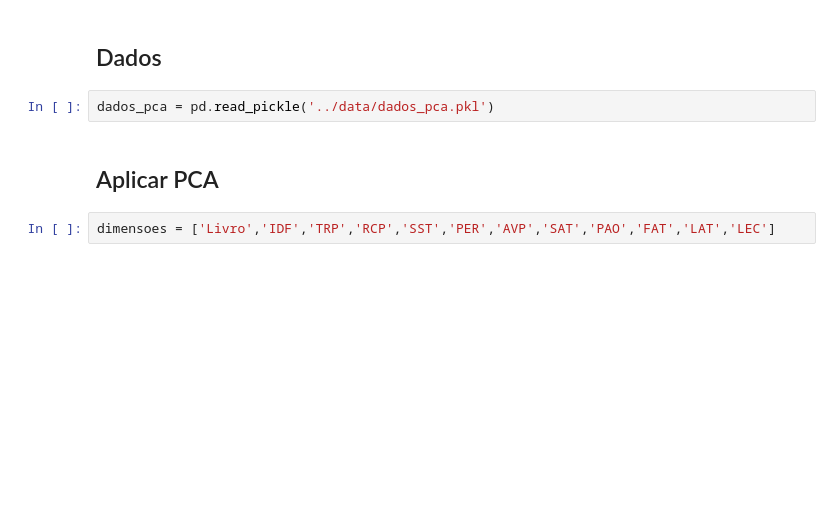
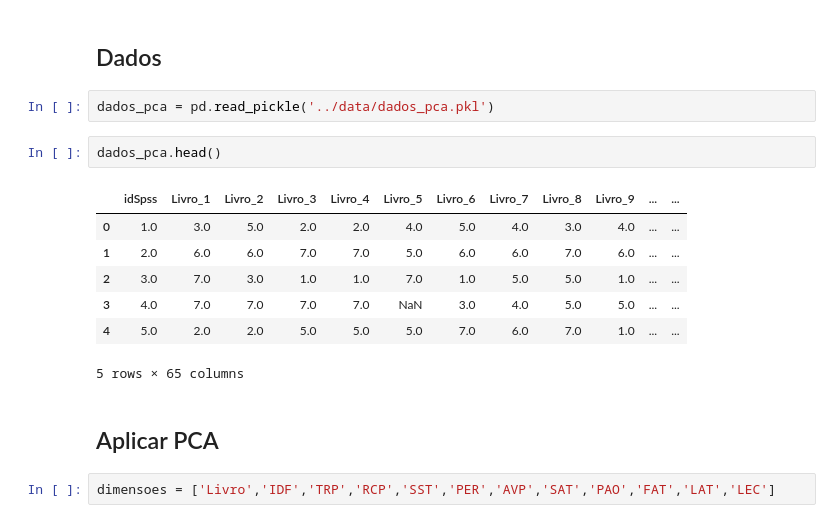
Before and after one commit to netoalcides/armatore-escalas, a Jupyter notebook: notebooks_dev/02-EscalasPCA.ipynb, the cells around one changed output. Drawn from its saved outputs; the diff is of its cells as text; blank space fills up the shorter version.

```diff
--- a/notebooks_dev/02-EscalasPCA.ipynb
+++ b/notebooks_dev/02-EscalasPCA.ipynb
@@ -22,6 +22,16 @@ from sklearn.decomposition import FactorAnalysis
 ## Dados
 # %%
 dados_pca = pd.read_pickle('../data/dados_pca.pkl')
+# %%
+dados_pca.head()
+# %% [output]
+|  | idSpss | Livro_1 | Livro_2 | Livro_3 | Livro_4 | Livro_5 | Livro_6 | Livro_7 | Livro_8 | Livro_9 | ... | ... |
+| 0 | 1.0 | 3.0 | 5.0 | 2.0 | 2.0 | 4.0 | 5.0 | 4.0 | 3.0 | 4.0 | ... | ... |
+| 1 | 2.0 | 6.0 | 6.0 | 7.0 | 7.0 | 5.0 | 6.0 | 6.0 | 7.0 | 6.0 | ... | ... |
+| 2 | 3.0 | 7.0 | 3.0 | 1.0 | 1.0 | 7.0 | 1.0 | 5.0 | 5.0 | 1.0 | ... | ... |
+| 3 | 4.0 | 7.0 | 7.0 | 7.0 | 7.0 | NaN | 3.0 | 4.0 | 5.0 | 5.0 | ... | ... |
+| 4 | 5.0 | 2.0 | 2.0 | 5.0 | 5.0 | 5.0 | 7.0 | 6.0 | 7.0 | 1.0 | ... | ... |
+5 rows × 65 columns
 # %% [markdown]
 ## Aplicar PCA
 # %%
```
Also changed, not shown: parts of 5 cells of this notebook, 1 other file.
